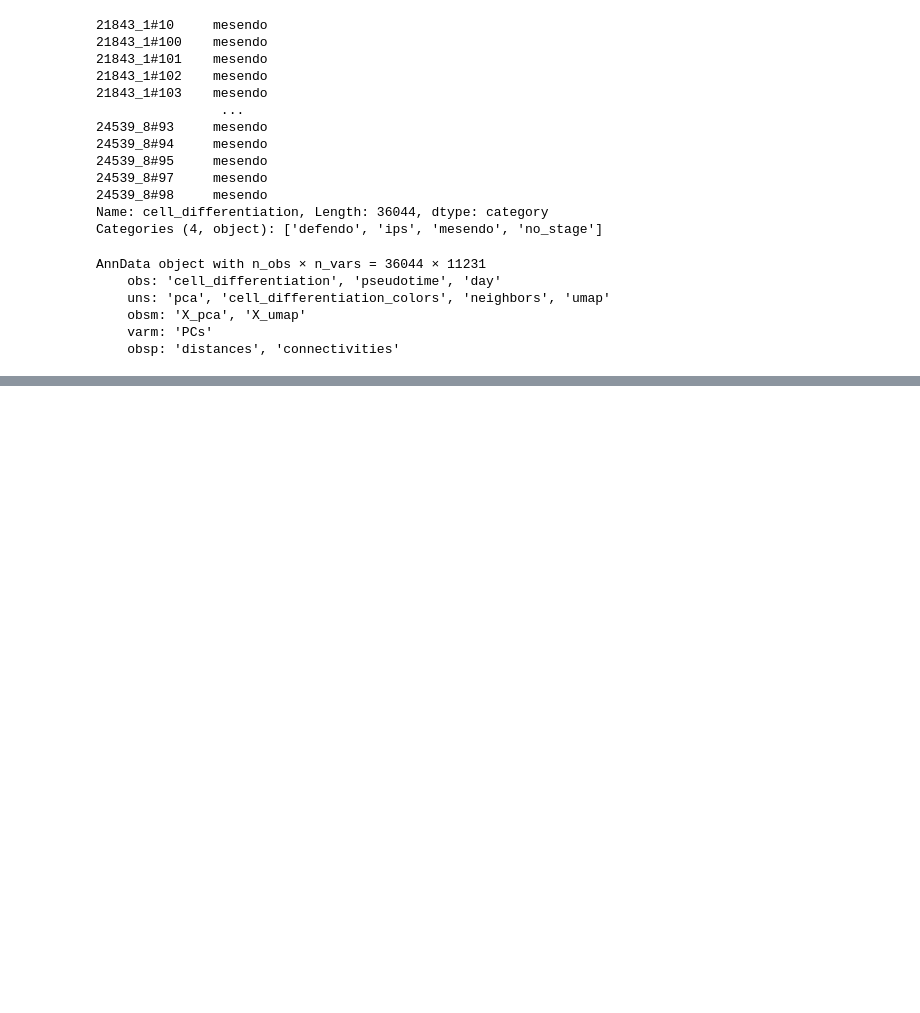
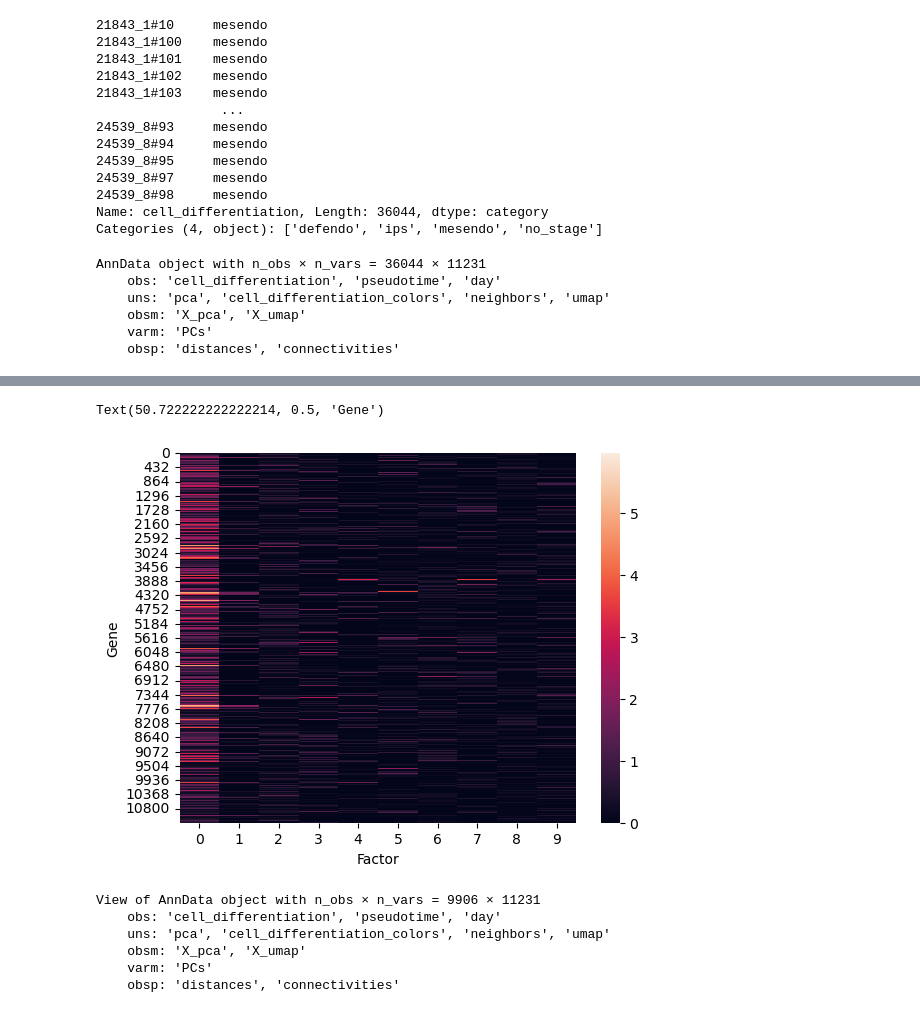
Before and after one commit to owowouwu/hmm-factor-analysis, a Jupyter notebook: read_data.ipynb, the cells around one changed output, grey strips where cells are left out. Drawn from its saved outputs; the diff is of its cells as text; code cells hidden in the pictures; blank space fills up the shorter version.

```diff
--- a/read_data.ipynb
+++ b/read_data.ipynb
@@ -105,0 +158,7 @@ nmf_fit = nmf()
+# %%
+sns.heatmap(nmf_fit.coef().T)
+plt.xlabel("Factor")
+plt.ylabel("Gene")
+# %% [output]
+Text(50.722222222222214, 0.5, 'Gene')
+[figure, added]
@@ -105,0 +167,9 @@ nmf_fit = nmf()
+# %%
+defendo
+# %% [output]
+View of AnnData object with n_obs × n_vars = 9906 × 11231
+    obs: 'cell_differentiation', 'pseudotime', 'day'
+    uns: 'pca', 'cell_differentiation_colors', 'neighbors', 'umap'
+    obsm: 'X_pca', 'X_umap'
+    varm: 'PCs'
+    obsp: 'distances', 'connectivities'
```
Also changed, not shown: parts of 19 cells of this notebook, 5 other files.
